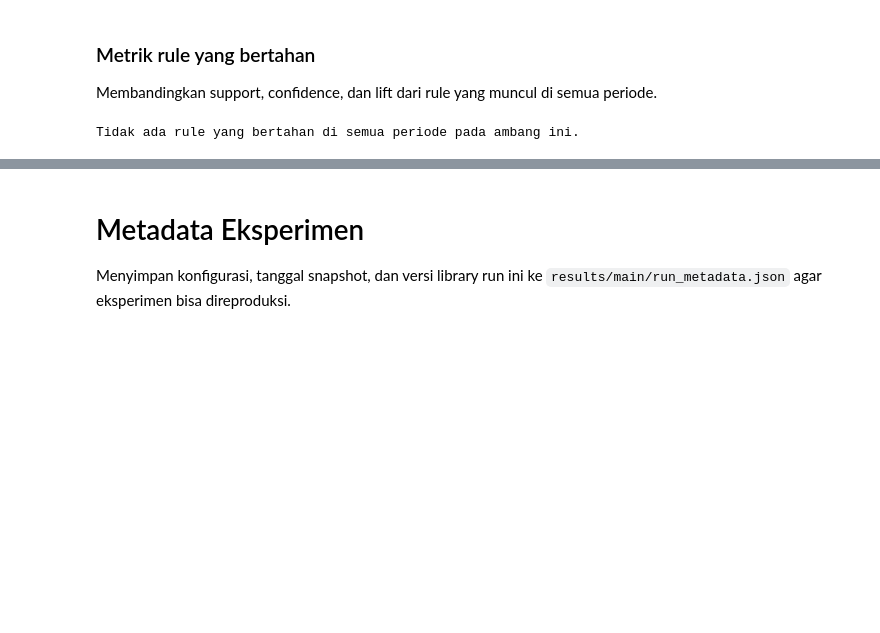
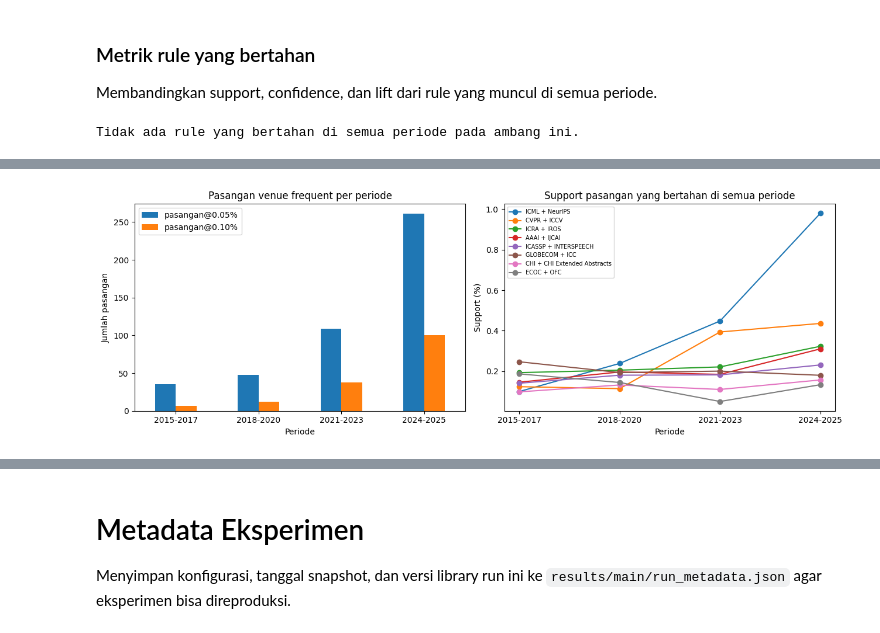
Before and after one commit to suryasuharna23/dblp-conference-mining-team-7, a Jupyter notebook: notebooks/main.ipynb, the cells around one changed output, grey strips where cells are left out. Drawn from its saved outputs; the diff is of its cells as text; code cells hidden in the pictures; blank space fills up the shorter version.

```diff
--- a/notebooks/main.ipynb
+++ b/notebooks/main.ipynb
@@ -1755,0 +1845,3 @@ Yang berubah antarperiode adalah venue tunggal yang frequent dan satu-satunya ku
+# %%
+for period in PERIODS:
+    run_period(period, TEMPORAL_SUPPORT_LOW, TEMPORAL_CONFIDENCE_LOW, temporal_low, "low")
@@ -1755,0 +2198,15 @@ Yang berubah antarperiode adalah venue tunggal yang frequent dan satu-satunya ku
+# %%
+fig, axes = plt.subplots(1, 2, figsize=(13, 4.5))
+pair_columns = [c for c in temporal_low_summary.columns if c.startswith("pasangan@")]
+temporal_low_summary[pair_columns].plot.bar(ax=axes[0], rot=0)
+axes[0].set(title="Pasangan venue frequent per periode", xlabel="Periode", ylabel="Jumlah pasangan")
+for name, row in persistent_pair_table.head(8).iterrows():
+    axes[1].plot(PERIOD_NAMES, row[PERIOD_NAMES], marker="o", label=name)
+axes[1].set(title="Support pasangan yang bertahan di semua periode", xlabel="Periode", ylabel="Support (%)")
+if not persistent_pair_table.empty:
+    axes[1].legend(fontsize=7)
+plt.tight_layout()
+fig.savefig(RESULTS / "temporal_low_pairs.png", dpi=150)
+plt.show()
+# %% [output]
+[figure, added]
```
Also changed, not shown: parts of 51 cells of this notebook, 23 other files.
